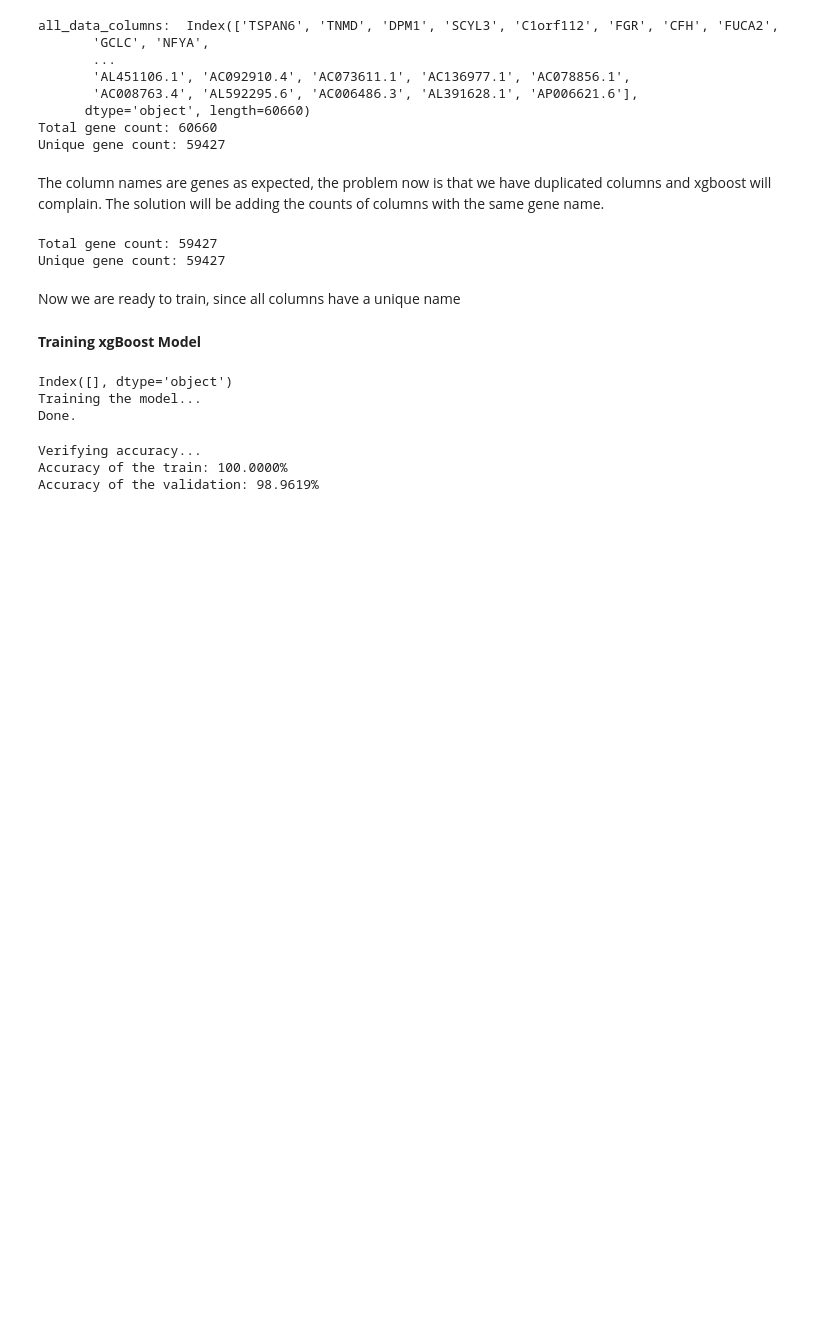
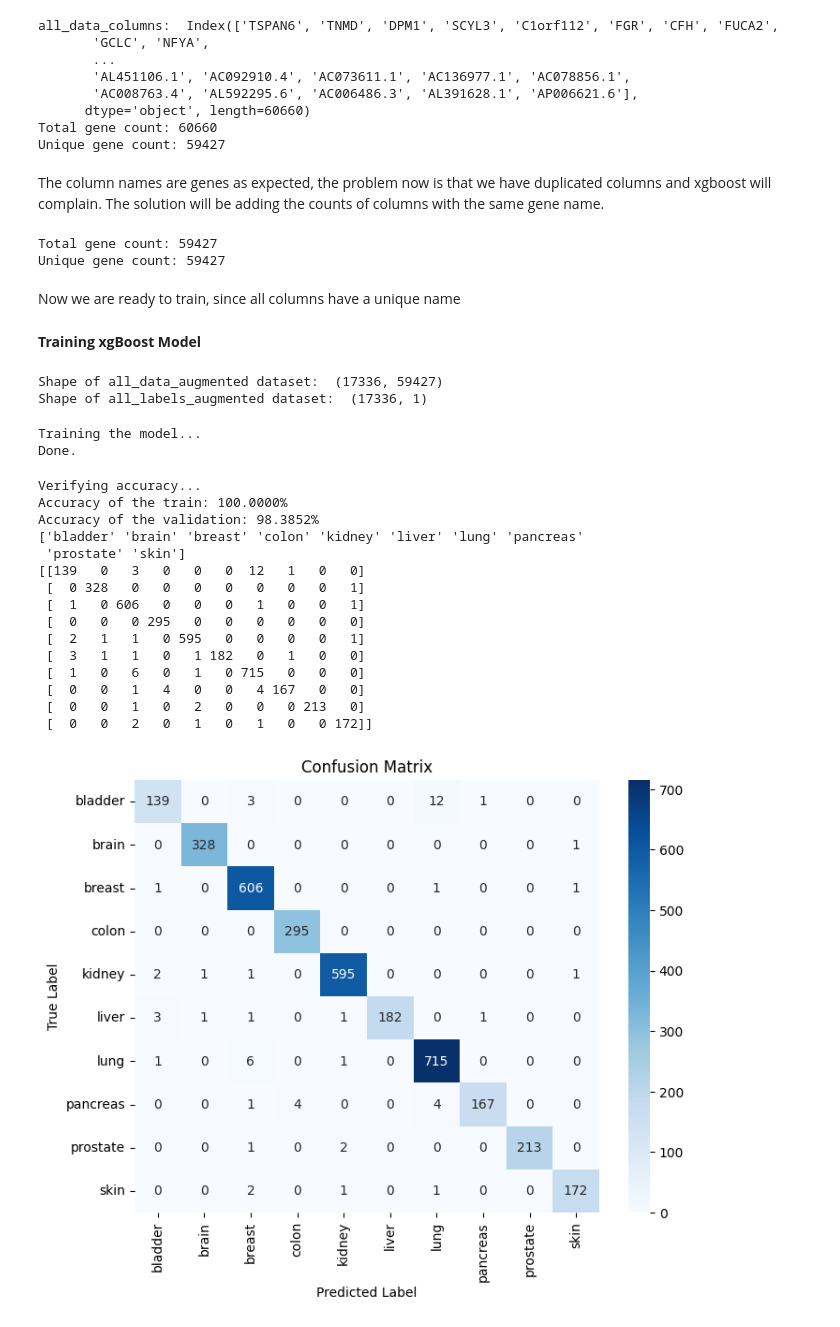
Before and after one commit to rubidi02/RNA-seq-cancer-classification, a Jupyter notebook: train_xgboost_tcga.ipynb, the cells around one changed output. Drawn from its saved outputs; the diff is of its cells as text; code cells hidden in the pictures; blank space fills up the shorter version.

Commit message:
nn model training, xgboost trained with data augmentation and validated with bigger GEO dataset

```diff
--- a/train_xgboost_tcga.ipynb
+++ b/train_xgboost_tcga.ipynb
@@ -7,8 +7,10 @@ import os
 import pandas as pd
 import pickle
 import numpy as np
+import matplotlib.pyplot as plt
+import seaborn as sns
 
-AUGMENTATION = 0
+AUGMENTATION = 80
 
 # Specify the path to the parent directory containing the folders to iterate through
 parent_dir = "../data/data-tcga/samples"
@@ -224,28 +212,45 @@ random_percentage = AUGMENTATION / 100.0
 
 all_data_augmented = all_data_unique
 all_labels_augmented = all_labels
+del all_labels
 
 if random_percentage != 0:
     # set the seed for reproducibility
     np.random.seed(42)
 
+    # mask is multiplicative:
+    #   - wherever there is 1 the original number doesn't change
+    #   - wherever there is 0 the original number is "deleted" by being set to zero
+
     # copy all_data dataset
+
     all_data_copy = all_data_unique.copy()
+    # print("Initial data matrix copy BEFORE augmentation:")
+    # print(all_data_copy)
 
-    # number of columns that will be set to zero
-    random_count = int(len(all_data_copy.columns) * random_percentage)
-    print("Number of columns that will be set to zero: ", random_count)
+    zero_out_mask = np.random.rand(all_data_copy.shape[0], all_data_copy.shape[1])
+    # print("Original float random mask matrix:")
+    # print(zero_out_mask)
+    zero_out_mask[ zero_out_mask > random_percentage ] = 1
+    zero_out_mask[ zero_out_mask <= random_percentage ] = 0
+    # print("Final boolean random matrix:")
+    # print(zero_out_mask)
 
-    # list of column indixes (picked randomly) that will be set to zero
-    random_index_list = np.random.randint(0, len(all_data_copy), random_count)
+    all_data_copy = all_data_copy * zero_out_mask
+    del zero_out_mask
+    # print("Final data matrix copy AFTER augmentation:")
+    # print(all_data_copy)
 
-    # set the selected columns from all_data_copy to zero
-    all_data_copy[ all_data_copy.columns[ random_index_list ] ] = 0
-
-    # all_data augmented
+    # all_data_augmented = all_data_copy
+    # all_labels_augmented = all_labels
 
     all_data_augmented = pd.concat([all_data_unique, all_data_copy], axis = 0)
     print("Shape of all_data_augmented dataset: ", all_data_augmented.shape)
 
-    all_labels_augmented = pd.concat([all_labels, all_labels], axis = 0)
+    all_labels_augmented = pd.concat([all_labels_augmented, all_labels_augmented], axis = 0)
     print("Shape of all_labels_augmented dataset: ", all_labels_augmented.shape)
+
+    del all_data_copy
+# %% [output]
+Shape of all_data_augmented dataset:  (17336, 59427)
+Shape of all_labels_augmented dataset:  (17336, 1)
@@ -252,14 +265,17 @@ if random_percentage != 0:
 # %%
 label_encoder = LabelEncoder()
 all_labels_encoded = label_encoder.fit_transform(all_labels_augmented[0].to_list())
+del all_labels_augmented
 
 #Split dataset into training and validation sets
 all_data_train, all_data_validation, all_labels_encoded_train, all_labels_encoded_validation = \
     train_test_split(all_data_augmented, all_labels_encoded, test_size=0.2, random_state=42)
 
+del all_data_augmented
+del all_labels_encoded
 
-duplicated = all_data_train.columns[all_data_train.columns.duplicated()]
-print(duplicated)
+# duplicated = all_data_train.columns[all_data_train.columns.duplicated()]
+# print(duplicated)
 
 print("Training the model...")
 
@@ -268,7 +284,6 @@ model_train.fit(all_data_train, all_labels_encoded_train)
 
 print("Done.")
 # %% [output]
-Index([], dtype='object')
 Training the model...
 Done.
 # %%
@@ -278,17 +293,44 @@ with open(encoder_file, 'wb') as f:
 # %%
 print("Verifying accuracy...")
 # verify accuracy of the train data
 pred_train = model_train.predict(all_data_train)
 
 accuracy = accuracy_score(pred_train, all_labels_encoded_train)
 print("Accuracy of the train: %.4f%%" % (accuracy * 100.0))
 
 # verify accuracy of the validation data
 pred_validation = model_train.predict(all_data_validation)
 
 accuracy = accuracy_score(pred_validation, all_labels_encoded_validation)
 print("Accuracy of the validation: %.4f%%" % (accuracy * 100.0))
+
+print(label_encoder.classes_)
+confusion = sklearn.metrics.confusion_matrix(all_labels_encoded_validation, pred_validation)
+print(confusion)
+
+# Plotting the confusion matrix
+plt.figure(figsize=(8, 6))
+sns.heatmap(confusion, annot=True, fmt="d", cmap="Blues",
+            xticklabels=label_encoder.classes_, yticklabels=label_encoder.classes_)
+
+plt.title("Confusion Matrix")
+plt.xlabel("Predicted Label")
+plt.ylabel("True Label")
+plt.show()
 # %% [output]
 Verifying accuracy...
 Accuracy of the train: 100.0000%
-Accuracy of the validation: 98.9619%
+Accuracy of the validation: 98.3852%
+['bladder' 'brain' 'breast' 'colon' 'kidney' 'liver' 'lung' 'pancreas'
+ 'prostate' 'skin']
+[[139   0   3   0   0   0  12   1   0   0]
+ [  0 328   0   0   0   0   0   0   0   1]
+ [  1   0 606   0   0   0   1   0   0   1]
+ [  0   0   0 295   0   0   0   0   0   0]
+ [  2   1   1   0 595   0   0   0   0   1]
+ [  3   1   1   0   1 182   0   1   0   0]
+ [  1   0   6   0   1   0 715   0   0   0]
+ [  0   0   1   4   0   0   4 167   0   0]
+ [  0   0   1   0   2   0   0   0 213   0]
+ [  0   0   2   0   1   0   1   0   0 172]]
+[figure, added]
```
Also changed, not shown: parts of 5 cells of this notebook, 11 other files.
